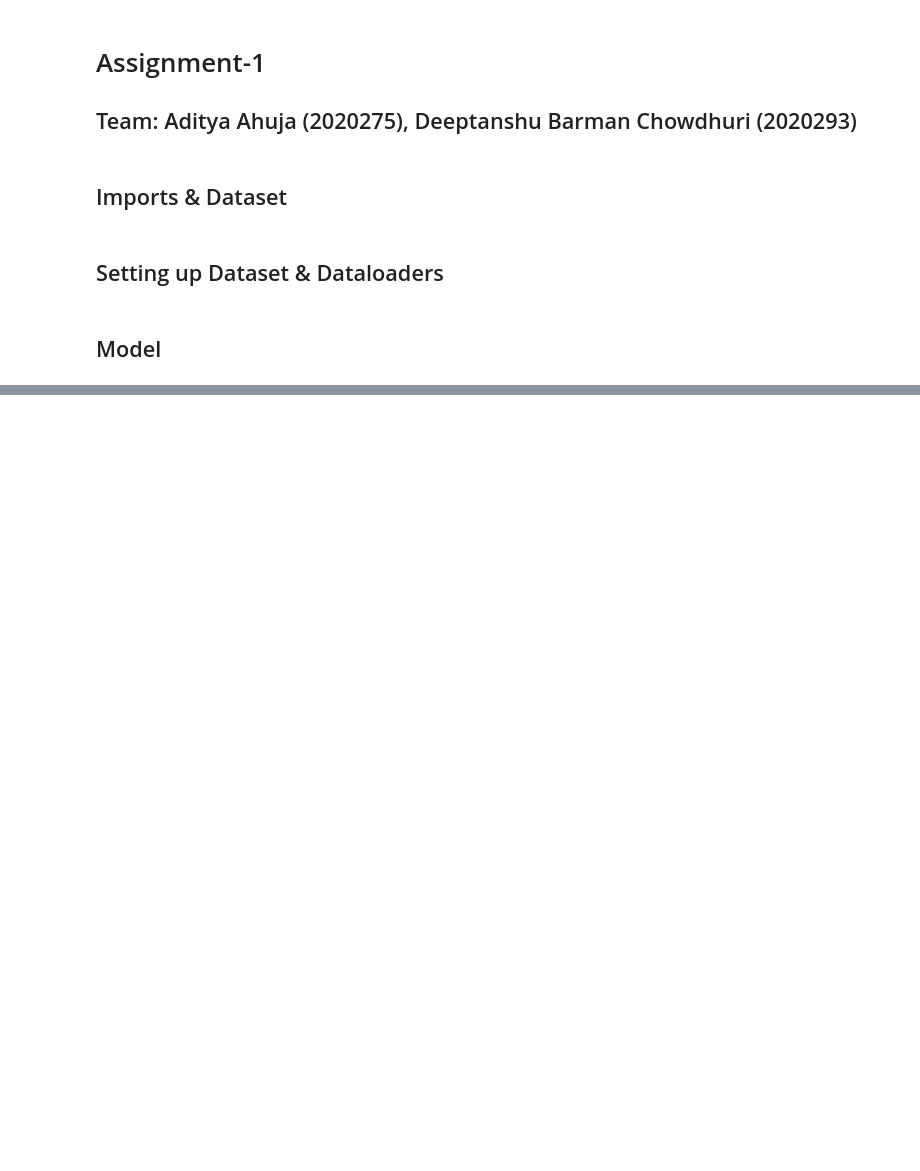
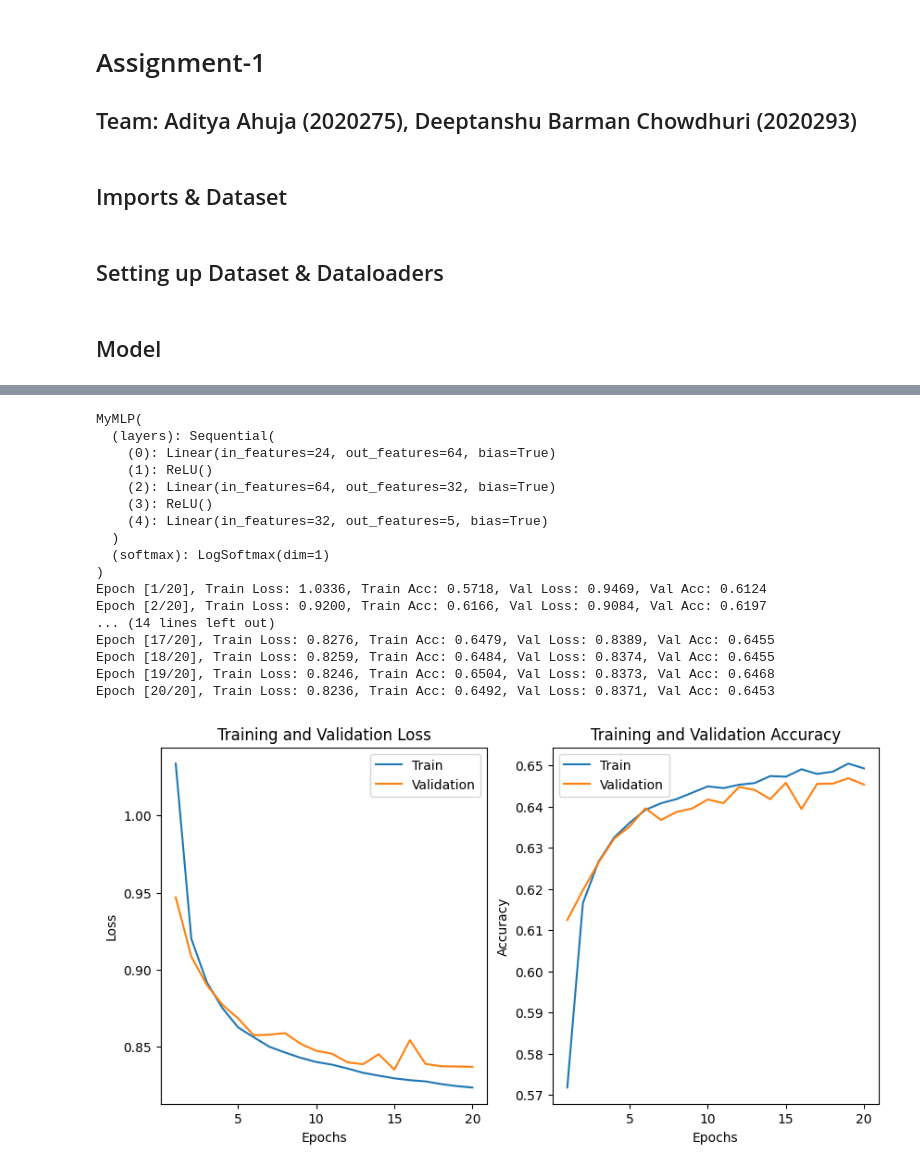
Before and after one commit to adityaahuja7/Advanced-Machine-Learning-CSE642-Assignments, a Jupyter notebook: Feature Noise/Assignment1_MLP.ipynb, the cells around one changed output, grey strips where cells are left out. Cells and saved outputs as stored; diff of their text form; code cells hidden in the pictures; blank space fills up the shorter version.

```diff
--- a/Feature Noise/Assignment1_MLP.ipynb
+++ b/Feature Noise/Assignment1_MLP.ipynb
@@ -370 +407,25 @@ Epoch [20/20], Train Loss: 1.6139, Train Acc: 0.4055, Val Loss: 1.5070, Val Acc:
+# %%
+Model = MyMLP(layers = [24,64,32,5], dropout=0).to(device)
+print(Model)
+optimizer = torch.optim.Adam(Model.parameters(), lr=0.01, weight_decay=0)
+train_model(Model,torch.nn.NLLLoss(), optimizer,Noise_High_t10v_train_loader, Noise_High_t10v_test_loader,num_epochs=20)
+# %% [output]
+MyMLP(
+  (layers): Sequential(
+    (0): Linear(in_features=24, out_features=64, bias=True)
+    (1): ReLU()
+    (2): Linear(in_features=64, out_features=32, bias=True)
+    (3): ReLU()
+    (4): Linear(in_features=32, out_features=5, bias=True)
+  )
+  (softmax): LogSoftmax(dim=1)
+)
+Epoch [1/20], Train Loss: 1.0336, Train Acc: 0.5718, Val Loss: 0.9469, Val Acc: 0.6124
+Epoch [2/20], Train Loss: 0.9200, Train Acc: 0.6166, Val Loss: 0.9084, Val Acc: 0.6197
+... (14 lines left out)
+Epoch [17/20], Train Loss: 0.8276, Train Acc: 0.6479, Val Loss: 0.8389, Val Acc: 0.6455
+Epoch [18/20], Train Loss: 0.8259, Train Acc: 0.6484, Val Loss: 0.8374, Val Acc: 0.6455
+Epoch [19/20], Train Loss: 0.8246, Train Acc: 0.6504, Val Loss: 0.8373, Val Acc: 0.6468
+Epoch [20/20], Train Loss: 0.8236, Train Acc: 0.6492, Val Loss: 0.8371, Val Acc: 0.6453
+[figure, added]
 # %%
```
Also changed, not shown: parts of 11 cells of this notebook, 6 other files.
